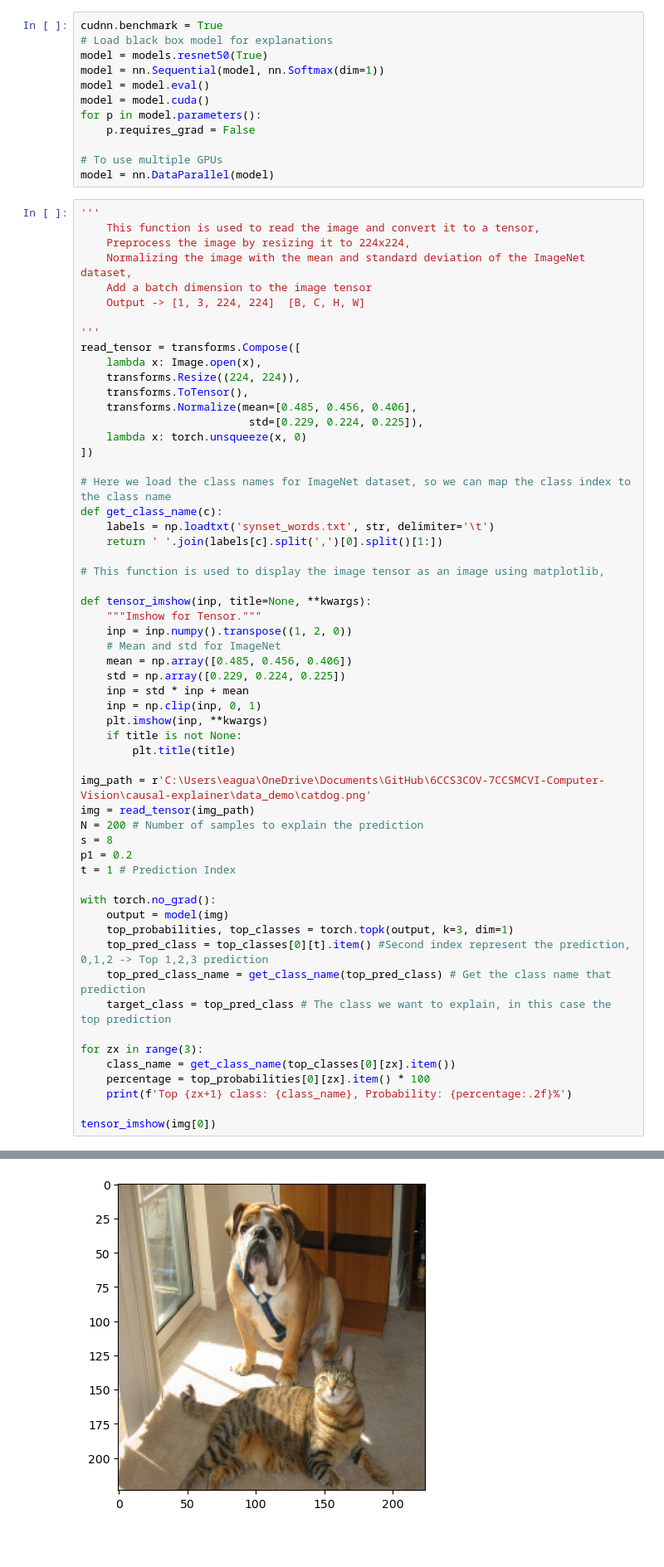
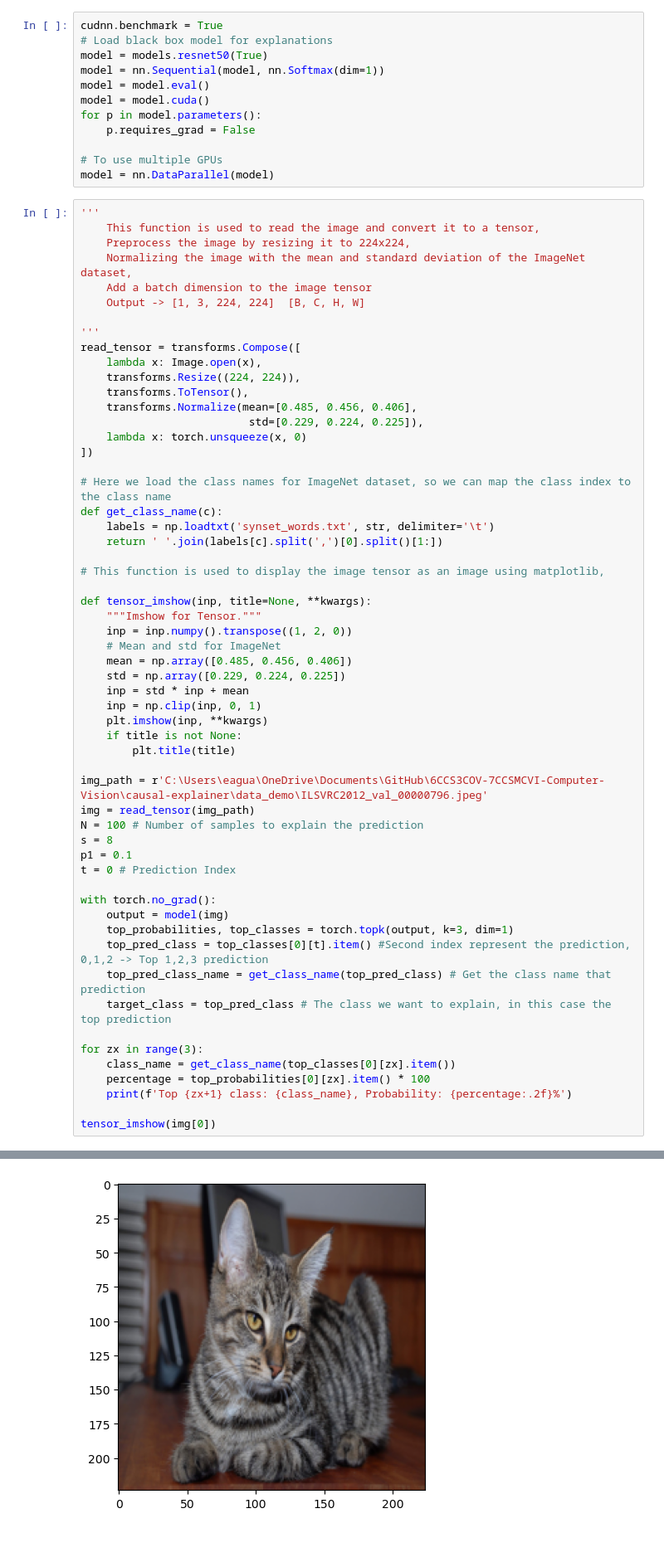
Before and after one commit to eaguaida/causal-explainer, a Jupyter notebook: tutorial.ipynb, the cells around one changed output, grey strips where cells are left out. Shown at 83% size. Cells and saved outputs as stored; diff of their text form.

```diff
--- a/tutorial.ipynb
+++ b/tutorial.ipynb
@@ -83,12 +83,12 @@ def tensor_imshow(inp, title=None, **kwargs):
     if title is not None:
         plt.title(title)
 
-img_path = r'C:\Users\eagua\OneDrive\Documents\GitHub\6CCS3COV-7CCSMCVI-Computer-Vision\causal-explainer\data_demo\catdog.png'
+img_path = r'C:\Users\eagua\OneDrive\Documents\GitHub\6CCS3COV-7CCSMCVI-Computer-Vision\causal-explainer\data_demo\ILSVRC2012_val_00000796.jpeg'
 img = read_tensor(img_path)
-N = 200 # Number of samples to explain the prediction
+N = 100 # Number of samples to explain the prediction
 s = 8
-p1 = 0.2
-t = 1 # Prediction Index
+p1 = 0.1
+t = 0 # Prediction Index
 
 with torch.no_grad():
     output = model(img)
@@ -110,4 +110,4 @@ Top 3 class: boxer, Probability: 9.39%
-[figure, old version]
+[figure, new version]
 # %% [markdown]
 #
 # %%
```
Also changed, not shown: parts of 10 cells of this notebook, 45 other files.
